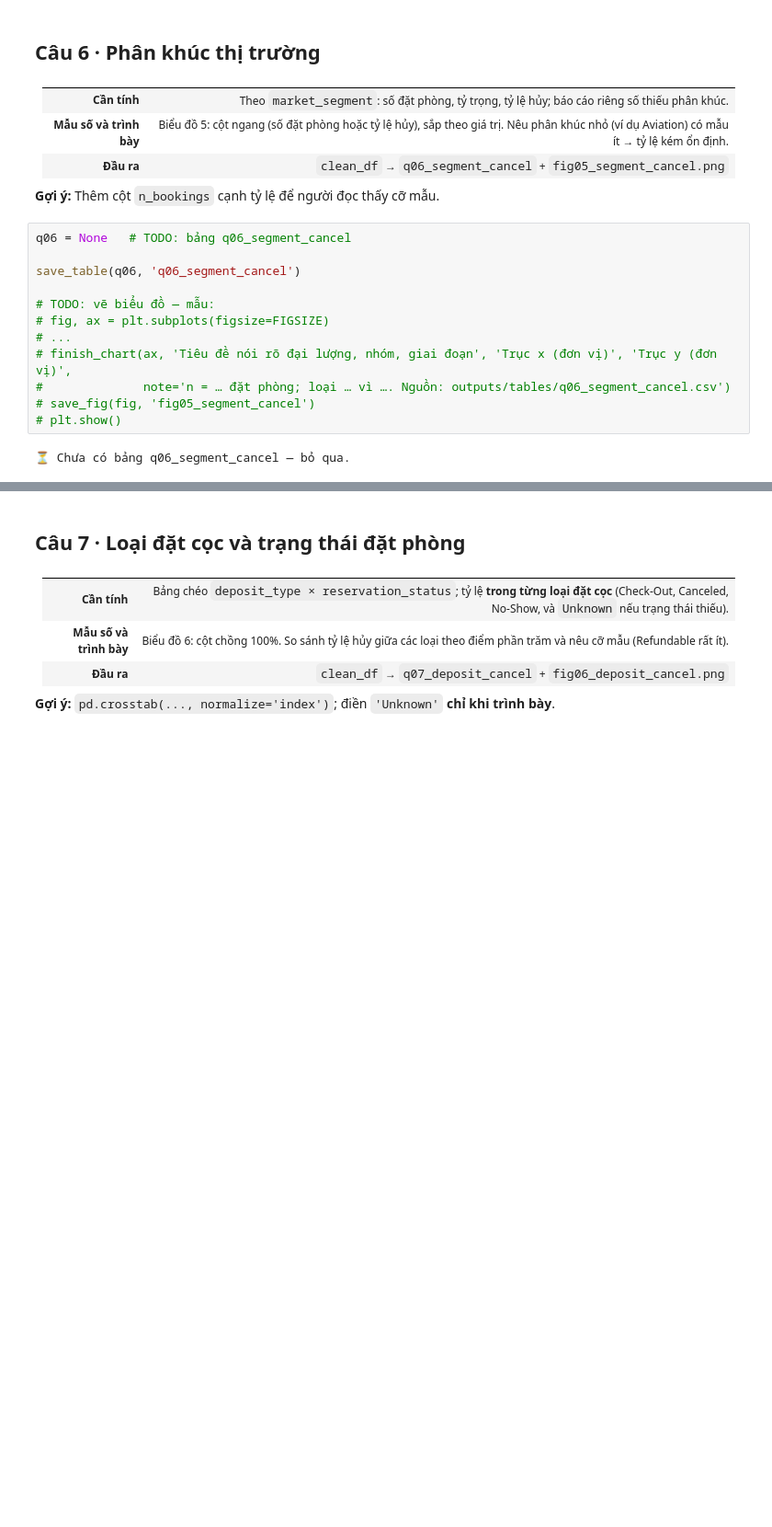
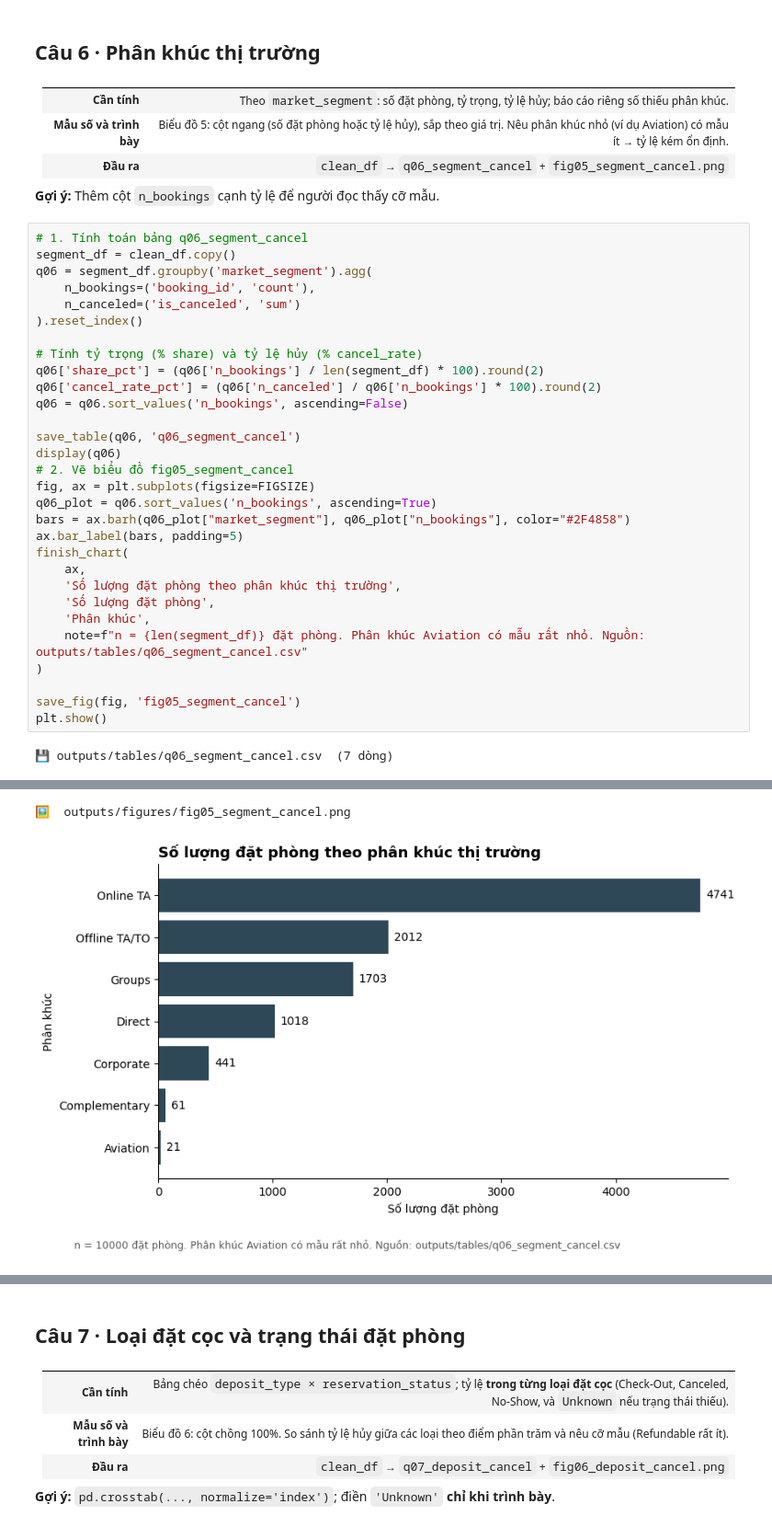
Before and after one commit to hanhathuy/hotel-booking-analysis, a Jupyter notebook: hotel_student_starter.ipynb, the cells around one changed output, grey strips where cells are left out. Shown at 92% size. Saved outputs shown, nothing was run; the diff lists cells and outputs as text; blank space fills up the shorter version.

Commit message:
update code and outputs

```diff
--- a/hotel_student_starter.ipynb
+++ b/hotel_student_starter.ipynb
@@ -2068,17 +2434,35 @@ False
 | **Đầu ra** | `clean_df` → `q06_segment_cancel` + `fig05_segment_cancel.png` |
 
 **Gợi ý:** Thêm cột `n_bookings` cạnh tỷ lệ để người đọc thấy cỡ mẫu.
-# %%
-q06 = None   # TODO: bảng q06_segment_cancel
-
-save_table(q06, 'q06_segment_cancel')
-
-# TODO: vẽ biểu đồ — mẫu:
-# fig, ax = plt.subplots(figsize=FIGSIZE)
-# ...
-# finish_chart(ax, 'Tiêu đề nói rõ đại lượng, nhóm, giai đoạn', 'Trục x (đơn vị)', 'Trục y (đơn vị)',
-#              note='n = … đặt phòng; loại … vì …. Nguồn: outputs/tables/q06_segment_cancel.csv')
-# save_fig(fig, 'fig05_segment_cancel')
-# plt.show()
-# %% [output]
-⏳ Chưa có bảng q06_segment_cancel — bỏ qua.
+# %%
+# 1. Tính toán bảng q06_segment_cancel
+segment_df = clean_df.copy()
+q06 = segment_df.groupby('market_segment').agg(
+    n_bookings=('booking_id', 'count'),
+    n_canceled=('is_canceled', 'sum')
+).reset_index()
+
+# Tính tỷ trọng (% share) và tỷ lệ hủy (% cancel_rate)
+q06['share_pct'] = (q06['n_bookings'] / len(segment_df) * 100).round(2)
+q06['cancel_rate_pct'] = (q06['n_canceled'] / q06['n_bookings'] * 100).round(2)
+q06 = q06.sort_values('n_bookings', ascending=False)
+
+save_table(q06, 'q06_segment_cancel')
+display(q06)
+# 2. Vẽ biểu đồ fig05_segment_cancel
+fig, ax = plt.subplots(figsize=FIGSIZE)
+q06_plot = q06.sort_values('n_bookings', ascending=True)
+bars = ax.barh(q06_plot["market_segment"], q06_plot["n_bookings"], color="#2F4858")
+ax.bar_label(bars, padding=5)
+finish_chart(
+    ax,
+    'Số lượng đặt phòng theo phân khúc thị trường',
+    'Số lượng đặt phòng',
+    'Phân khúc',
+    note=f"n = {len(segment_df)} đặt phòng. Phân khúc Aviation có mẫu rất nhỏ. Nguồn: outputs/tables/q06_segment_cancel.csv"
+)
+
+save_fig(fig, 'fig05_segment_cancel')
+plt.show()
+# %% [output]
+💾 outputs/tables/q06_segment_cancel.csv  (7 dòng)
@@ -2085,3 +2477,5 @@ save_table(q06, 'q06_segment_cancel')
+🖼️  outputs/figures/fig05_segment_cancel.png
+[figure, added]
 # %%
 check('q06_segment_cancel đã được tạo', lambda: q06 is not None and len(q06) > 0)
 check('Đã lưu fig05_segment_cancel.png', lambda: (OUTPUT_DIR / 'figures' / 'fig05_segment_cancel.png').exists())
```
Also changed, not shown: parts of 47 cells of this notebook, 10 other files.
